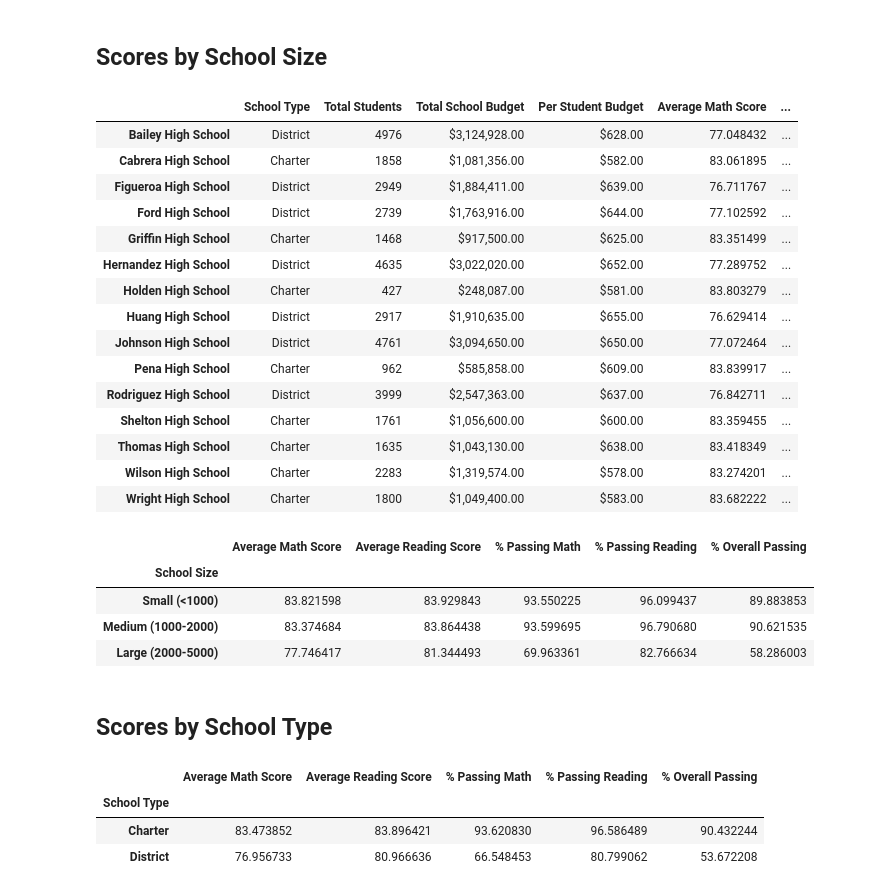
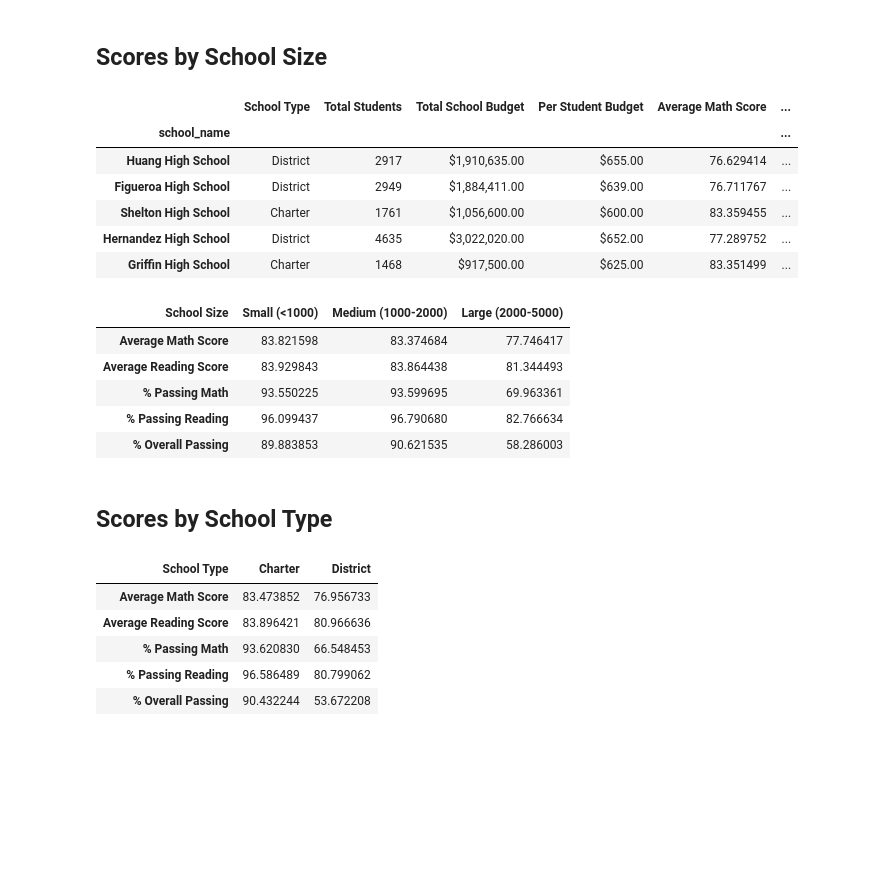
Before and after one commit to kidstonb/pandas-challenge, a Jupyter notebook: PyCitySchools/PyCitySchools_starter.ipynb, the cells around one changed output. Drawn from its saved outputs; the diff is of its cells as text; code cells hidden in the pictures; blank space fills up the shorter version.

```diff
--- a/PyCitySchools/PyCitySchools_starter.ipynb
+++ b/PyCitySchools/PyCitySchools_starter.ipynb
@@ -372,25 +384,17 @@ labels = ["Small (<1000)", "Medium (1000-2000)", "Large (2000-5000)"]
 # %%
 # Categorize the spending based on the bins
 # Use `pd.cut` on the "Total Students" column of the `per_school_summary` DataFrame.
 
-per_school_summary["School Size"] =
+per_school_summary["School Size"] = pd.cut(per_school_summary["Total Students"],size_bins,labels=labels)
+per_school_summary.head()
 # %% [output]
 |  | School Type | Total Students | Total School Budget | Per Student Budget | Average Math Score | ... |
-| Bailey High School | District | 4976 | $3,124,928.00 | $628.00 | 77.048432 | ... |
-| Cabrera High School | Charter | 1858 | $1,081,356.00 | $582.00 | 83.061895 | ... |
+| school_name |  |  |  |  |  | ... |
+| Huang High School | District | 2917 | $1,910,635.00 | $655.00 | 76.629414 | ... |
 | Figueroa High School | District | 2949 | $1,884,411.00 | $639.00 | 76.711767 | ... |
-| Ford High School | District | 2739 | $1,763,916.00 | $644.00 | 77.102592 | ... |
+| Shelton High School | Charter | 1761 | $1,056,600.00 | $600.00 | 83.359455 | ... |
+| Hernandez High School | District | 4635 | $3,022,020.00 | $652.00 | 77.289752 | ... |
 | Griffin High School | Charter | 1468 | $917,500.00 | $625.00 | 83.351499 | ... |
-| Hernandez High School | District | 4635 | $3,022,020.00 | $652.00 | 77.289752 | ... |
-| Holden High School | Charter | 427 | $248,087.00 | $581.00 | 83.803279 | ... |
-| Huang High School | District | 2917 | $1,910,635.00 | $655.00 | 76.629414 | ... |
-| Johnson High School | District | 4761 | $3,094,650.00 | $650.00 | 77.072464 | ... |
-| Pena High School | Charter | 962 | $585,858.00 | $609.00 | 83.839917 | ... |
-| Rodriguez High School | District | 3999 | $2,547,363.00 | $637.00 | 76.842711 | ... |
-| Shelton High School | Charter | 1761 | $1,056,600.00 | $600.00 | 83.359455 | ... |
-| Thomas High School | Charter | 1635 | $1,043,130.00 | $638.00 | 83.418349 | ... |
-| Wilson High School | Charter | 2283 | $1,319,574.00 | $578.00 | 83.274201 | ... |
-| Wright High School | Charter | 1800 | $1,049,400.00 | $583.00 | 83.682222 | ... |
 # %%
 # Calculate averages for the desired columns.
 size_math_scores = per_school_summary.groupby(["School Size"]).mean()["Average Math Score"]
@@ -401,16 +405,18 @@ size_overall_passing = per_school_summary.groupby(["School Size"]).mean()["% Ove
 # %%
 # Create a DataFrame called `size_summary` that breaks down school performance based on school size (small, medium, or large).
 # Use the scores above to create a new DataFrame called `size_summary`
-
+size_summary = pd.DataFrame([size_math_scores, size_reading_scores, size_passing_math, \
+                             size_passing_reading, size_overall_passing])
 
 # Display results
 size_summary
 # %% [output]
-|  | Average Math Score | Average Reading Score | % Passing Math | % Passing Reading | % Overall Passing |
-| School Size |  |  |  |  |  |
-| Small (<1000) | 83.821598 | 83.929843 | 93.550225 | 96.099437 | 89.883853 |
-| Medium (1000-2000) | 83.374684 | 83.864438 | 93.599695 | 96.790680 | 90.621535 |
-| Large (2000-5000) | 77.746417 | 81.344493 | 69.963361 | 82.766634 | 58.286003 |
+| School Size | Small (<1000) | Medium (1000-2000) | Large (2000-5000) |
+| Average Math Score | 83.821598 | 83.374684 | 77.746417 |
+| Average Reading Score | 83.929843 | 83.864438 | 81.344493 |
+| % Passing Math | 93.550225 | 93.599695 | 69.963361 |
+| % Passing Reading | 96.099437 | 96.790680 | 82.766634 |
+| % Overall Passing | 89.883853 | 90.621535 | 58.286003 |
 # %% [markdown]
 ## Scores by School Type
 # %%
@@ -429,12 +435,15 @@ average_percent_passing_reading_by_type = type_passing_reading["% Passing Readin
 average_percent_overall_passing_by_type = type_overall_passing["% Overall Passing"]
 # %%
 # Assemble the new data by type into a DataFrame called `type_summary`
-
+type_summary = pd.DataFrame([average_math_score_by_type, average_reading_score_by_type,average_percent_passing_math_by_type,\
+                            average_percent_passing_reading_by_type,average_percent_overall_passing_by_type])
 
 # Display results
 type_summary
 # %% [output]
-|  | Average Math Score | Average Reading Score | % Passing Math | % Passing Reading | % Overall Passing |
-| School Type |  |  |  |  |  |
-| Charter | 83.473852 | 83.896421 | 93.620830 | 96.586489 | 90.432244 |
-| District | 76.956733 | 80.966636 | 66.548453 | 80.799062 | 53.672208 |
+| School Type | Charter | District |
+| Average Math Score | 83.473852 | 76.956733 |
+| Average Reading Score | 83.896421 | 80.966636 |
+| % Passing Math | 93.620830 | 66.548453 |
+| % Passing Reading | 96.586489 | 80.799062 |
+| % Overall Passing | 90.432244 | 53.672208 |
```
Also changed, not shown: parts of 5 cells of this notebook.
